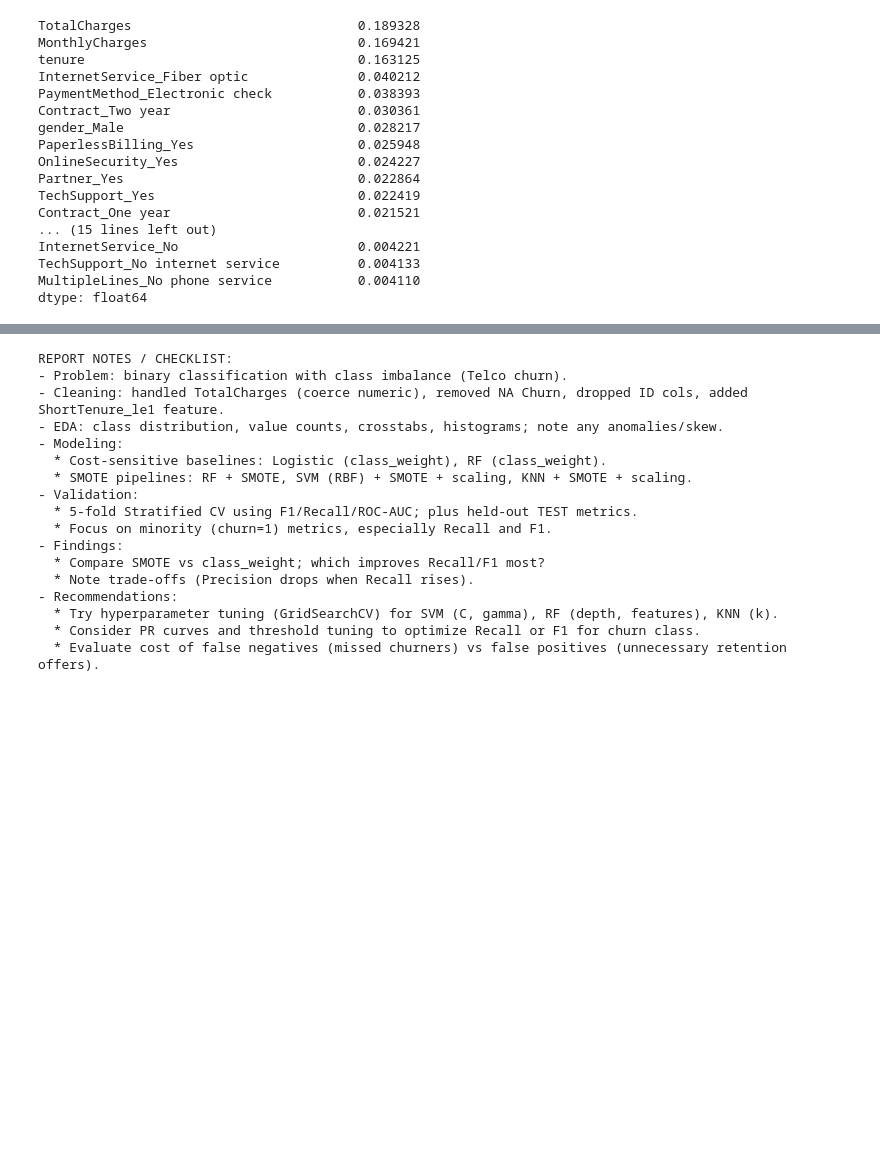
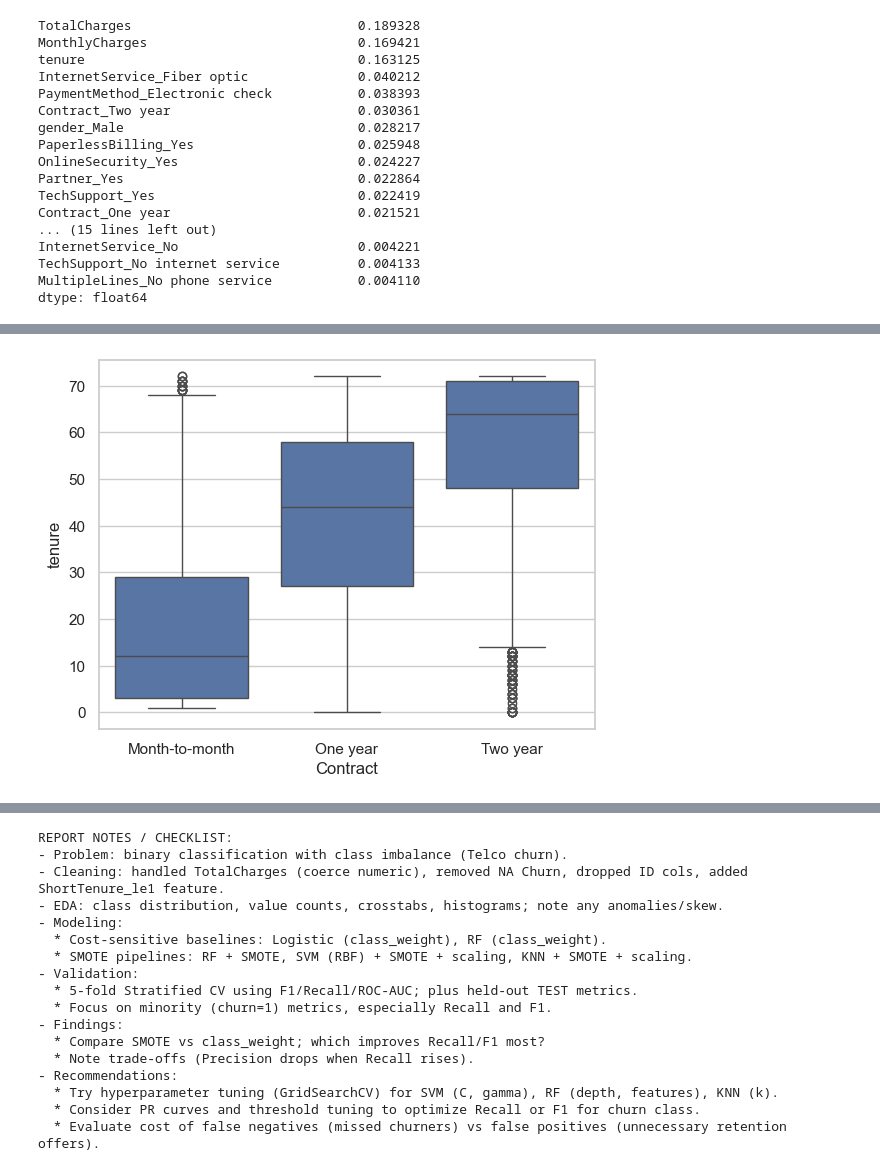
Before and after one commit to K3ny3tta/Group6_TelcoData, a Jupyter notebook: group6_telco_rf.ipynb, the cells around one changed output, grey strips where cells are left out. Drawn from its saved outputs; the diff is of its cells as text; code cells hidden in the pictures; blank space fills up the shorter version.

```diff
--- a/group6_telco_rf.ipynb
+++ b/group6_telco_rf.ipynb
@@ -463,0 +503,6 @@ dtype: float64
+# %%
+#Comparing the categorical value contract type and numerical tenure
+sns.boxplot(data=df, x='Contract', y='tenure')
+plt.show()
+# %% [output]
+[figure, added]
```
Also changed, not shown: parts of 10 cells of this notebook.
